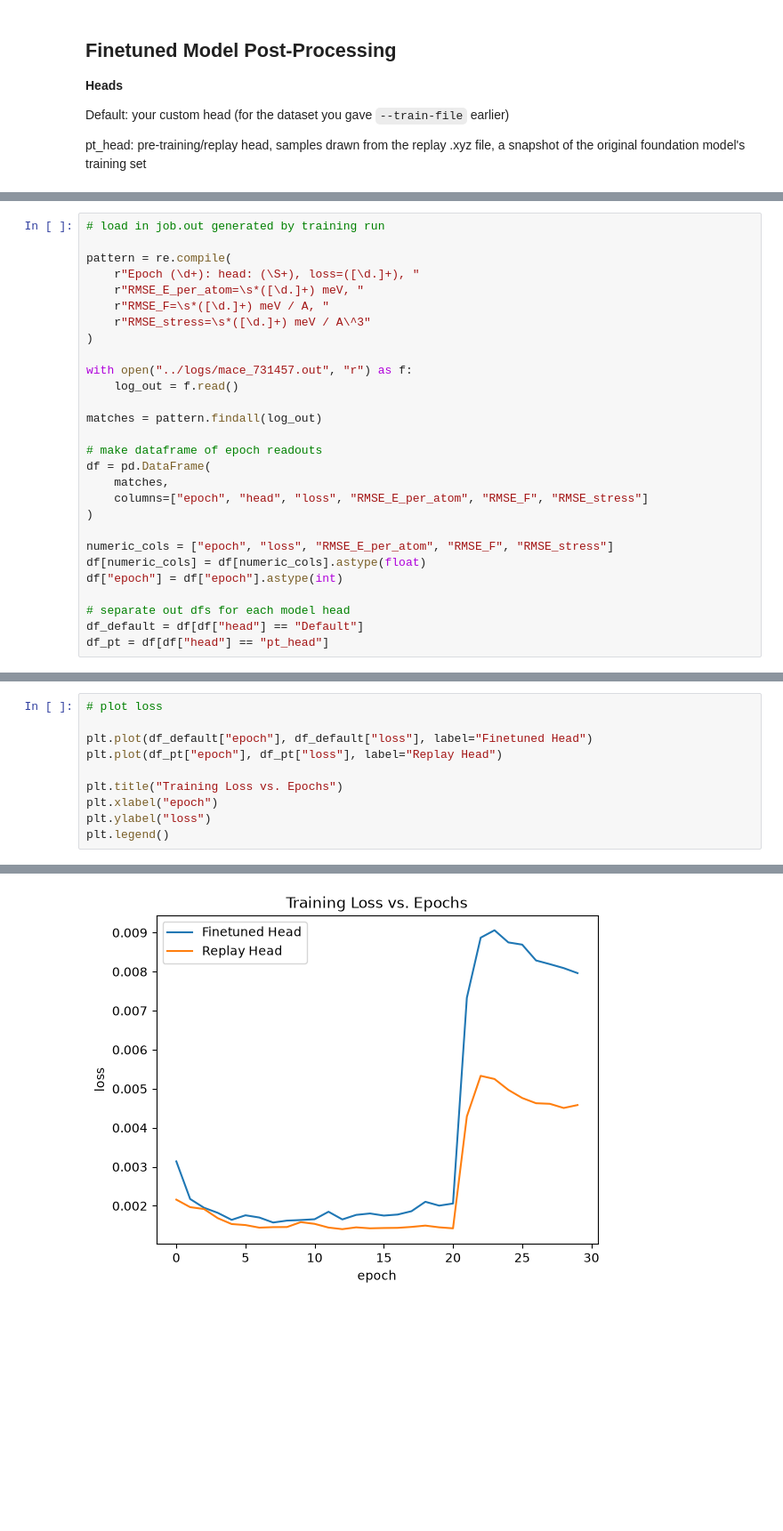
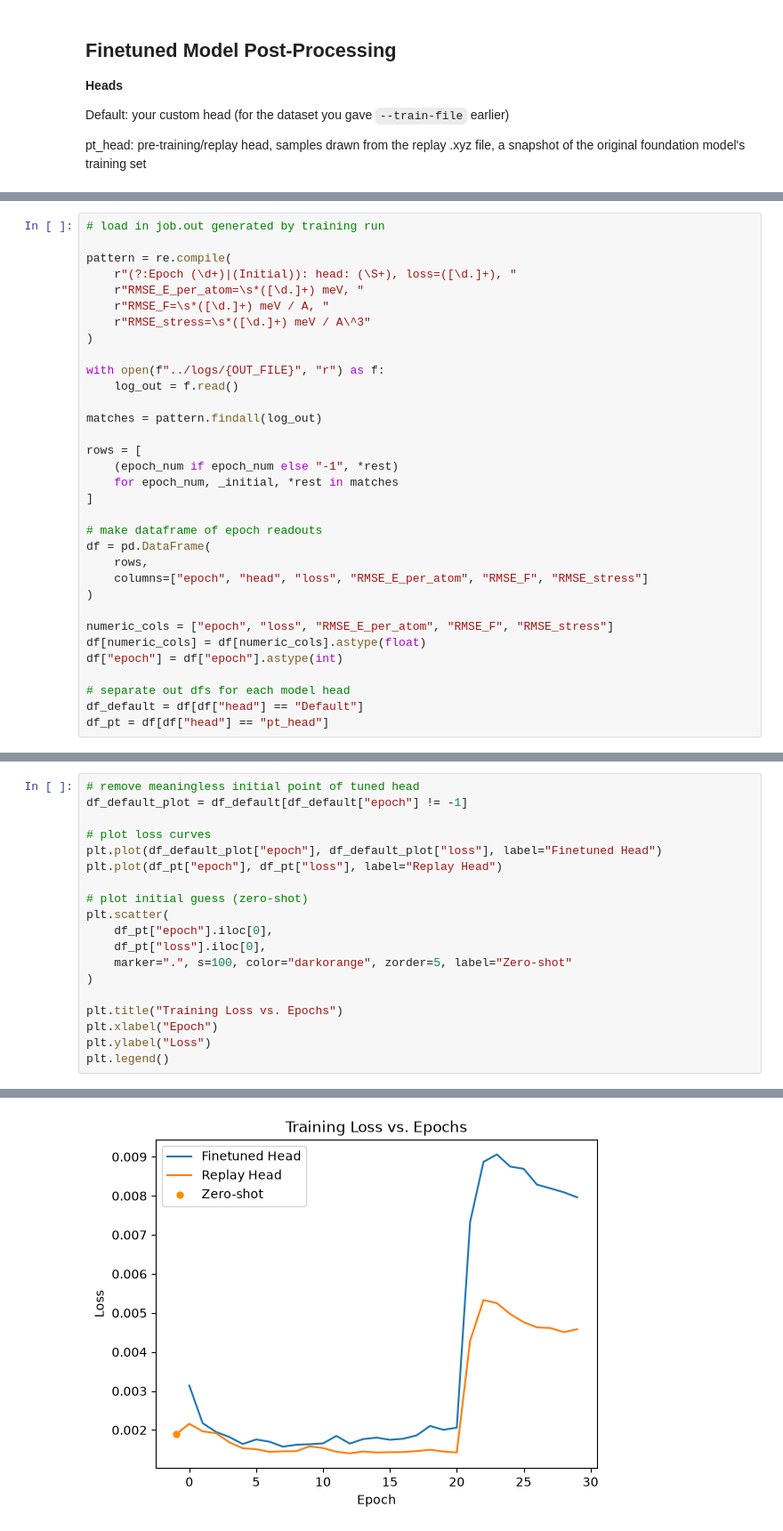
Before and after one commit to zbschwab/finetuned-mlips, a Jupyter notebook: mace-mh-1/results/post-processing.ipynb, the cells around one changed output, grey strips where cells are left out. Shown at 89% size. Drawn from its saved outputs; the diff is of its cells as text; blank space fills up the shorter version.

Commit message:
added zer-shot prediction

```diff
--- a/mace-mh-1/results/post-processing.ipynb
+++ b/mace-mh-1/results/post-processing.ipynb
@@ -15,20 +18,25 @@ import matplotlib.pyplot as plt
 # load in job.out generated by training run
 
 pattern = re.compile(
-    r"Epoch (\d+): head: (\S+), loss=([\d.]+), "
+    r"(?:Epoch (\d+)|(Initial)): head: (\S+), loss=([\d.]+), "
     r"RMSE_E_per_atom=\s*([\d.]+) meV, "
     r"RMSE_F=\s*([\d.]+) meV / A, "
     r"RMSE_stress=\s*([\d.]+) meV / A\^3"
 )
 
-with open("../logs/mace_731457.out", "r") as f:
+with open(f"../logs/{OUT_FILE}", "r") as f:
     log_out = f.read()
 
 matches = pattern.findall(log_out)
 
+rows = [
+    (epoch_num if epoch_num else "-1", *rest)
+    for epoch_num, _initial, *rest in matches
+]
+
 # make dataframe of epoch readouts
 df = pd.DataFrame(
-    matches,
+    rows,
     columns=["epoch", "head", "loss", "RMSE_E_per_atom", "RMSE_F", "RMSE_stress"]
 )
 
@@ -42,14 +54,23 @@ df_pt = df[df["head"] == "pt_head"]
 # %%
-# plot loss
+# remove meaningless initial point of tuned head
+df_default_plot = df_default[df_default["epoch"] != -1]
 
-plt.plot(df_default["epoch"], df_default["loss"], label="Finetuned Head")
+# plot loss curves
+plt.plot(df_default_plot["epoch"], df_default_plot["loss"], label="Finetuned Head")
 plt.plot(df_pt["epoch"], df_pt["loss"], label="Replay Head")
 
+# plot initial guess (zero-shot)
+plt.scatter(
+    df_pt["epoch"].iloc[0],
+    df_pt["loss"].iloc[0],
+    marker=".", s=100, color="darkorange", zorder=5, label="Zero-shot"
+)
+
 plt.title("Training Loss vs. Epochs")
-plt.xlabel("epoch")
-plt.ylabel("loss")
+plt.xlabel("Epoch")
+plt.ylabel("Loss")
 plt.legend()
 # %% [output]
 <matplotlib.legend.Legend at 0x...>
-[figure, old version]
+[figure, new version]
 # %% [markdown]
```
Also changed, not shown: parts of 4 cells of this notebook.
